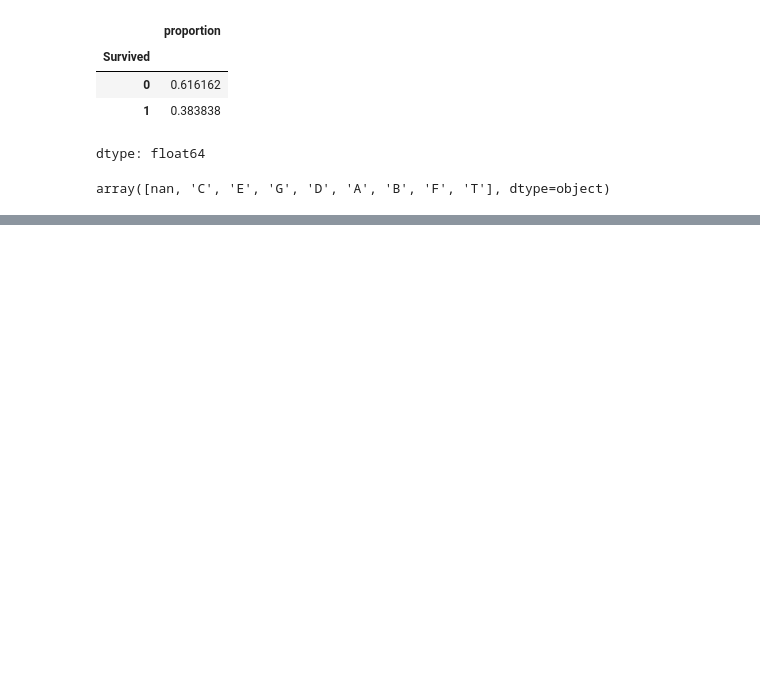
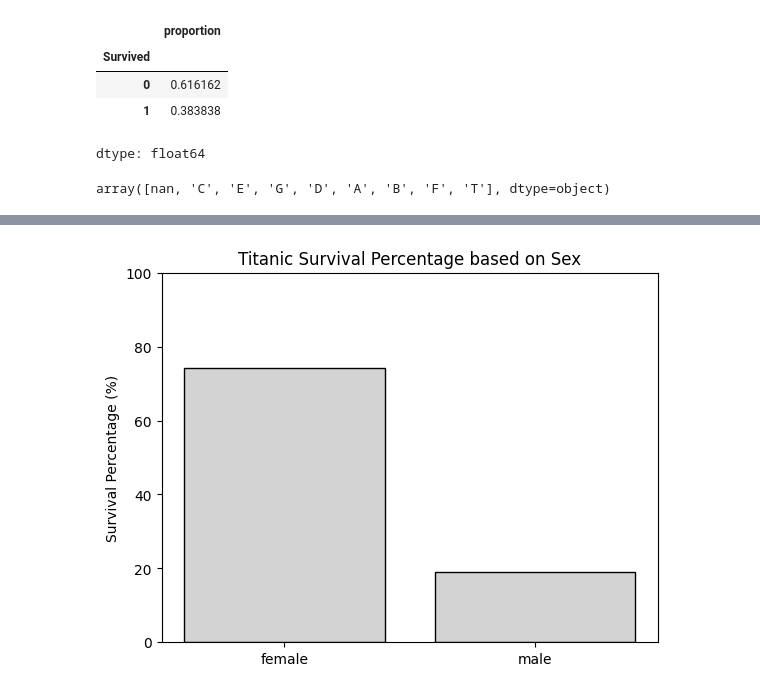
Before and after one commit to Solvro/ml-wakacyjne-wyzwanie-2026, a Jupyter notebook: 01_przetwarzanie_wizualizacja_danych/EDA_zadanie.ipynb, the cells around one changed output, grey strips where cells are left out. Cells and saved outputs as stored; diff of their text form; code cells hidden in the pictures; blank space fills up the shorter version.

```diff
--- a/01_przetwarzanie_wizualizacja_danych/EDA_zadanie.ipynb
+++ b/01_przetwarzanie_wizualizacja_danych/EDA_zadanie.ipynb
@@ -81,0 +291,4 @@ array([nan, 'C', 'E', 'G', 'D', 'A', 'B', 'F', 'T'], dtype=object)
+# %%
+plot_bar_categorical(titanic_data, 'Sex')
+# %% [output]
+[figure, added]
```
Also changed, not shown: parts of 44 cells of this notebook.
